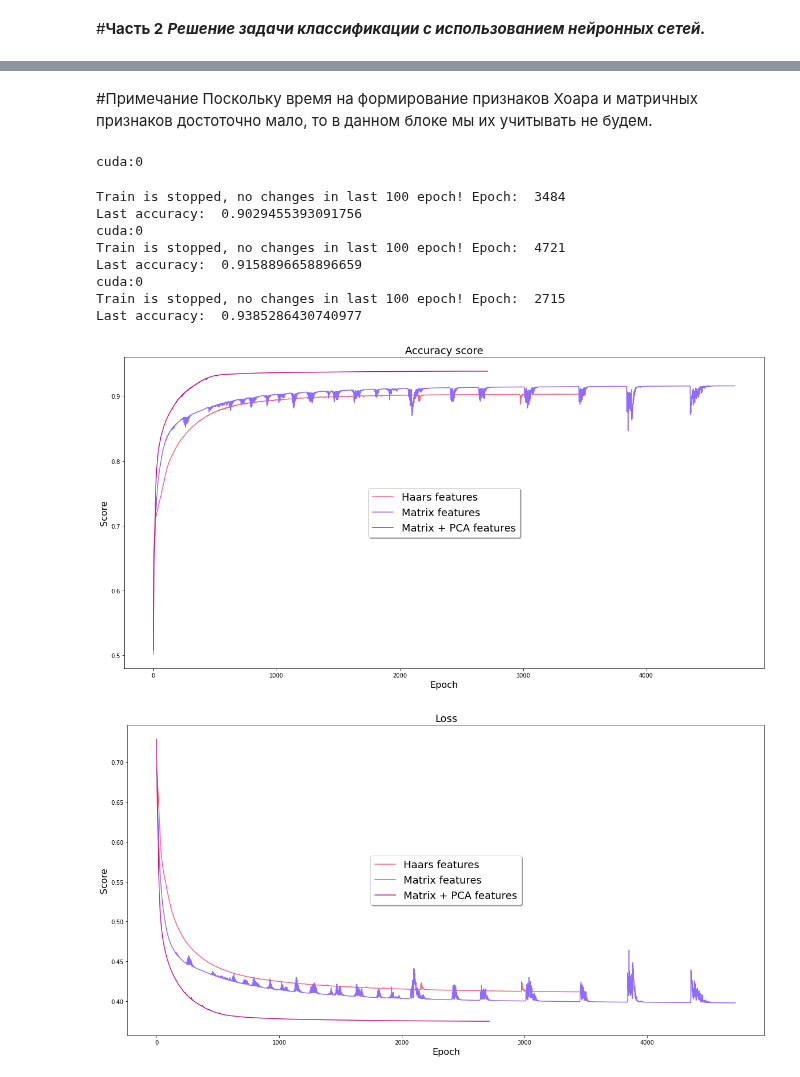
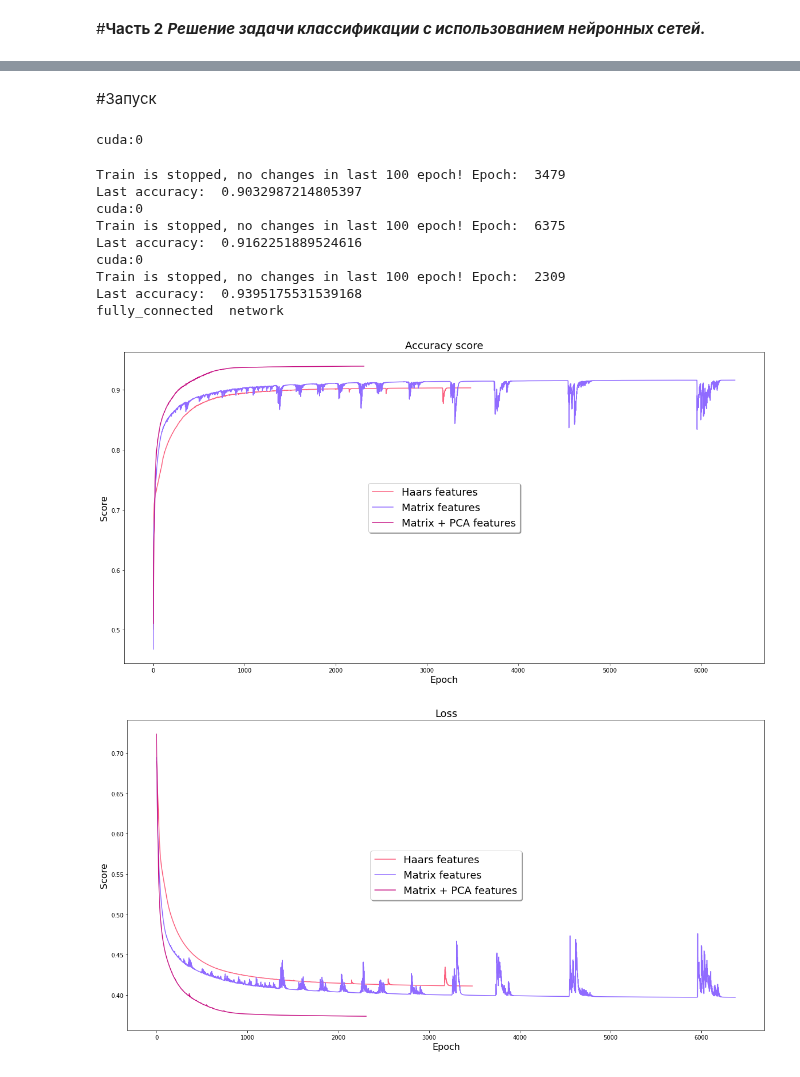
Before and after one commit to Kat-ies/Coursework, a Jupyter notebook: Neural_network_face_classificaion.ipynb, the cells around one changed output, grey strips where cells are left out. Cells and saved outputs as stored; diff of their text form; code cells hidden in the pictures.

```diff
--- a/Neural_network_face_classificaion.ipynb
+++ b/Neural_network_face_classificaion.ipynb
@@ -148,7 +87,7 @@ class Net(nn.Module):
         self.fc3 = nn.Linear(35, 2)
 
     def forward(self, x):
-        x = F.relu(self.fc1(x))
-        x = F.relu(self.fc2(x))
-        x = F.sigmoid(self.fc3(x))
-        return x
+        out = F.relu(self.fc1(x))
+        out = F.relu(self.fc2(out))
+        out = F.sigmoid(self.fc3(out))
+        return out
@@ -220,58 +209,65 @@ def nn_training(x_train, y_train, is_gpu, loop, time_df, feature_type, index, y_
             plot_graphic(y_points_acc, 'Accuracy score')
             plot_graphic(y_points_loss, 'Loss')
 # %%
-def nn_test(x_test, is_gpu, feature_type, data_df, time_df, index):
+def nn_test(x_test, is_gpu, feature_type, data_df, time_df, index, net_type):
 
-    #загружаем обученную нейронку
-    net = Net(len(x_test[0]))
-    net.load_state_dict(torch.load(os.path.join(PATH, 'Networks', feature_type + '_neural_net.pth')))
+    if (net_type == 'convolution'):
+        net = ConvNet(len(x_test[0]))
+        net_index = 1
+    else:
+        net = Net(len(x_test[0]))
+        net_index = 0
+    net.load_state_dict(torch.load(os.path.join(PATH, 'Networks', feature_type + '_' + net_type + '_neural_net.pth')))
 
     t0 = time.time()
     x_test_torch = torch.from_numpy(x_test).float()
 
     with torch.no_grad():
         output = net(x_test_torch)
-        data_df[net_cols[is_gpu]] = torch.argmax(output.data, dim = 1)
+        data_df[net_cols[is_gpu + 2 * net_index]] = torch.argmax(output.data, dim = 1)
     t = time.time()
 
-    time_df.loc[categories[index]][net_cols[is_gpu]] = (t - t0)/len(x_test)
+    time_df.loc[categories[index]][net_cols[is_gpu + 2 * net_index]] += (t - t0)/len(x_test)
-# %% [markdown]
-#Примечание
-Поскольку время на формирование признаков Хоара и матричных признаков достоточно мало, то в данном блоке мы их учитывать не будем.
+# %% [markdown]
+#Запуск
 # %%
 haars_net_df = pd.DataFrame(columns=net_cols)
 matrix_net_df = pd.DataFrame(columns=net_cols)
 matrix_net_pca_df = pd.DataFrame(columns=net_cols)
 y_points_acc = []
 y_points_loss = []
+#networks = ['fully_connected', 'convolution']
+networks = ['fully_connected']
 
 MAX_ITER = 50000
 
-for is_gpu in range(1,2):
-    nn_training(all_features[0], y_train, is_gpu, MAX_ITER, net_time_df, 'hf', 0, y_points_acc, y_points_loss)
-    nn_test(all_features[3], is_gpu, 'hf', haars_net_df, net_time_df, 3)
+for net_types in networks:
+    for is_gpu in range(1,2):
+        nn_training(all_features[0], y_train, is_gpu, MAX_ITER, net_time_df, 'hf', 0, y_points_acc, y_points_loss, net_types)
+        nn_test(all_features[3], is_gpu, 'hf', haars_net_df, net_time_df, 3, net_types)
 
-    nn_training(all_features[1], y_train, is_gpu, MAX_ITER, net_time_df, 'mf', 1, y_points_acc, y_points_loss)
-    nn_test(all_features[4], is_gpu, 'mf', matrix_net_df, net_time_df, 4)
+        nn_training(all_features[1], y_train, is_gpu, MAX_ITER, net_time_df, 'mf', 1, y_points_acc, y_points_loss, net_types)
+        nn_test(all_features[4], is_gpu, 'mf', matrix_net_df, net_time_df, 4, net_types)
 
-    nn_training(all_features[2], y_train, is_gpu, MAX_ITER, net_time_df, 'mf_pca', 2, y_points_acc, y_points_loss)
-    nn_test(all_features[5], is_gpu, 'mf_pca', matrix_net_pca_df, net_time_df, 5)
+        nn_training(all_features[2], y_train, is_gpu, MAX_ITER, net_time_df, 'mf_pca', 2, y_points_acc, y_points_loss, net_types)
+        nn_test(all_features[5], is_gpu, 'mf_pca', matrix_net_pca_df, net_time_df, 5, net_types)
 
 haars_net_df.insert(0, 'y_test', y_test)
 matrix_net_df.insert(0, 'y_test', y_test)
 matrix_net_pca_df.insert(0, 'y_test', y_test)
 # %% [output]
 cuda:0
-Train is stopped, no changes in last 100 epoch! Epoch:  3484
-Last accuracy:  0.9029455393091756
+Train is stopped, no changes in last 100 epoch! Epoch:  3479
+Last accuracy:  0.9032987214805397
 cuda:0
-Train is stopped, no changes in last 100 epoch! Epoch:  4721
-Last accuracy:  0.9158896658896659
+Train is stopped, no changes in last 100 epoch! Epoch:  6375
+Last accuracy:  0.9162251889524616
 cuda:0
-Train is stopped, no changes in last 100 epoch! Epoch:  2715
-Last accuracy:  0.9385286430740977
+Train is stopped, no changes in last 100 epoch! Epoch:  2309
+Last accuracy:  0.9395175531539168
+fully_connected  network
-[figure, old version]
+[figure, new version]
-[figure, old version]
+[figure, new version]
 # %%
 haars_net_df[:]
 # %% [output]
```
Also changed, not shown: parts of 21 cells of this notebook.
